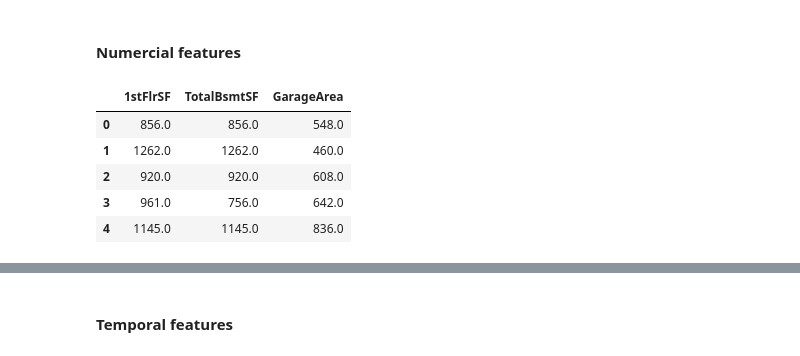
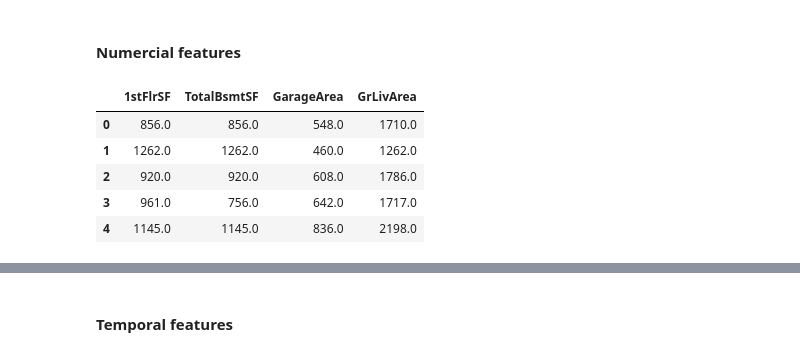
Before and after one commit to fokhrun/heritage_housing, a Jupyter notebook: jupyter_notebooks/model_training.ipynb, the cells around one changed output, grey strips where cells are left out. Drawn from its saved outputs; the diff is of its cells as text; code cells hidden in the pictures.

```diff
--- a/jupyter_notebooks/model_training.ipynb
+++ b/jupyter_notebooks/model_training.ipynb
@@ -319,17 +322,17 @@ target_with_categorical.head()
 # %%
 housing_records_numerical = training_subset[numerical_feature_names]
 housing_records_numerical = housing_records_numerical.astype({
     var: "float" for var in numerical_feature_names
 })
-assert housing_records_categorical.shape == (housing_records_rows, len(numerical_feature_names))
+assert housing_records_numerical.shape == (housing_records_rows, len(numerical_feature_names))
 housing_records_numerical.head()
 # %% [output]
-|  | 1stFlrSF | TotalBsmtSF | GarageArea |
-| 0 | 856.0 | 856.0 | 548.0 |
-| 1 | 1262.0 | 1262.0 | 460.0 |
-| 2 | 920.0 | 920.0 | 608.0 |
-| 3 | 961.0 | 756.0 | 642.0 |
-| 4 | 1145.0 | 1145.0 | 836.0 |
+|  | 1stFlrSF | TotalBsmtSF | GarageArea | GrLivArea |
+| 0 | 856.0 | 856.0 | 548.0 | 1710.0 |
+| 1 | 1262.0 | 1262.0 | 460.0 | 1262.0 |
+| 2 | 920.0 | 920.0 | 608.0 | 1786.0 |
+| 3 | 961.0 | 756.0 | 642.0 | 1717.0 |
+| 4 | 1145.0 | 1145.0 | 836.0 | 2198.0 |
 # %%
 housing_numerical = pd.concat([housing_records_numerical, target_bin], axis=1)\
     .groupby(target_column_bin_name)\
```
Also changed, not shown: parts of 23 cells of this notebook, 1 other file.
